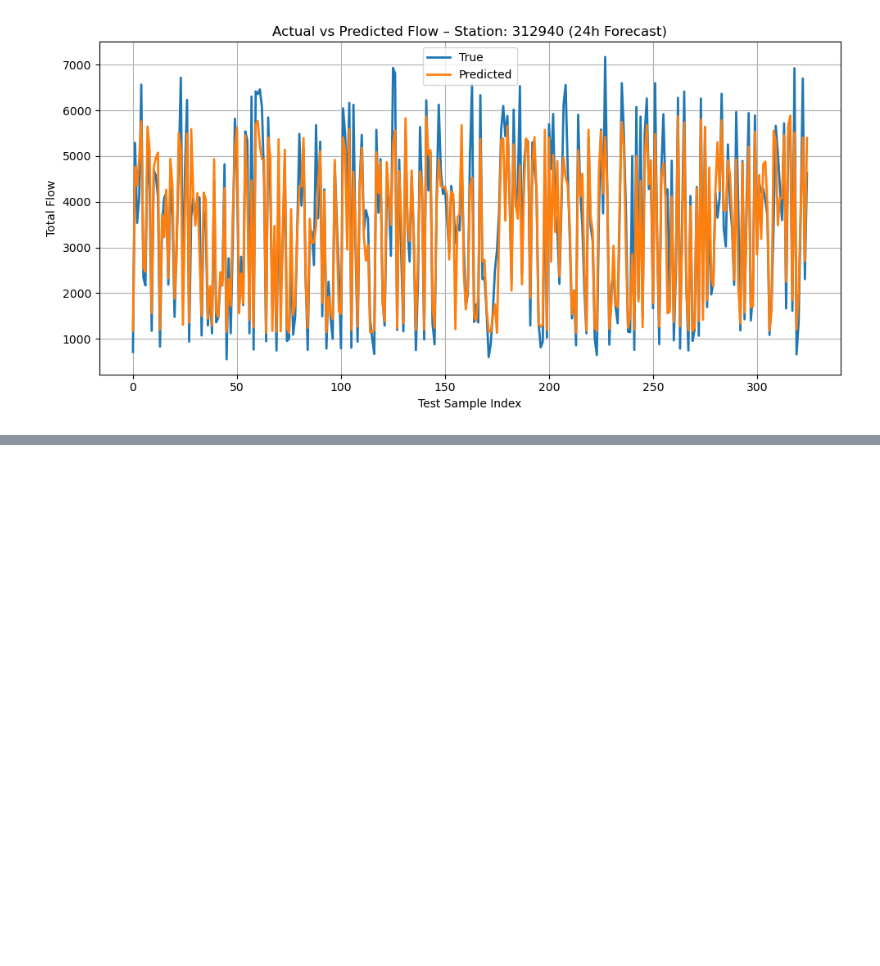
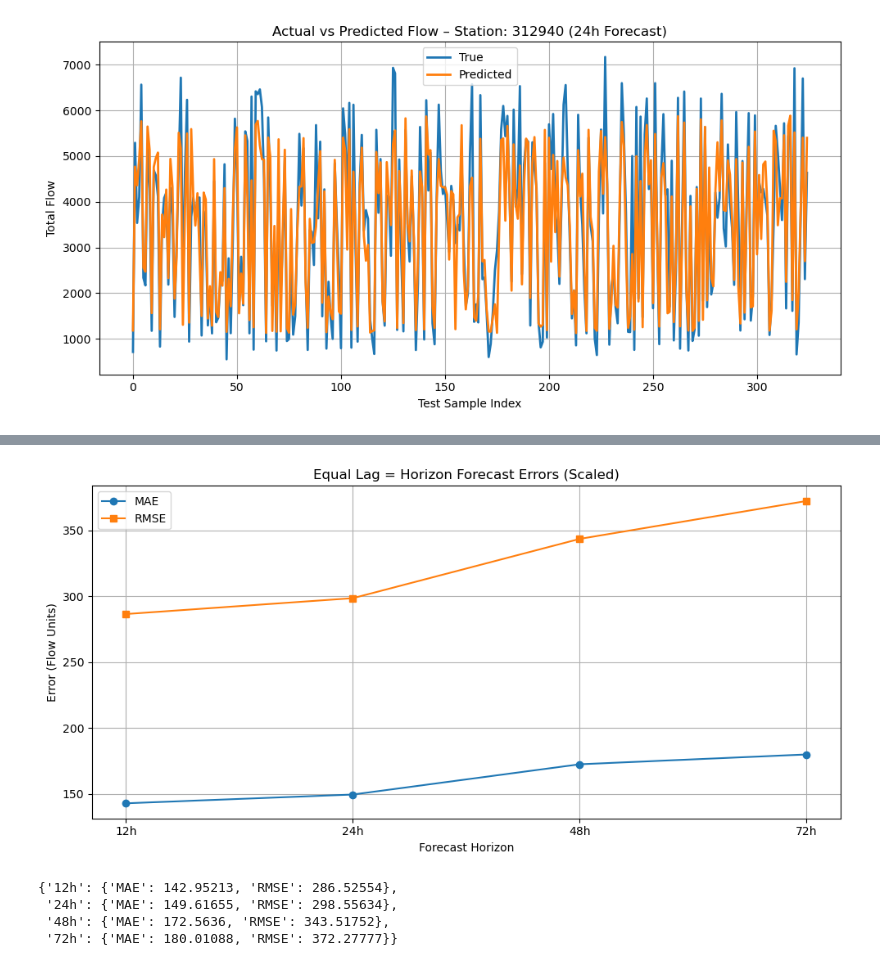
Before and after one commit to RichelCode/EV-Charging-Analysis, a Jupyter notebook: CNN_GRU_LSTM.ipynb, the cells around one changed output, grey strips where cells are left out. Cells and saved outputs as stored; diff of their text form; code cells hidden in the pictures; blank space fills up the shorter version.

```diff
--- a/CNN_GRU_LSTM.ipynb
+++ b/CNN_GRU_LSTM.ipynb
@@ -717,0 +736,27 @@ plt.show()
+# %%
+from sklearn.preprocessing import MinMaxScaler
+
+scalers = {}
+datasets_equal_scaled = {}
+
+for horizon, (lag, horizon_val) in horizon_configs_equal.items():
+    print(f"Generating for {horizon}...")
+
+    # Generate raw X and Y
+    X, Y = generate_multistation_dataset(pivot_df.values, lag, horizon_val)
+
+    # Reshape X to 2D for scaling: [samples * timesteps, features]
+    n_samples, seq_len, n_features = X.shape
+    X_reshaped = X.reshape(-1, n_features)
+
+    # Fit and transform X
+    X_scaler = MinMaxScaler()
+    X_scaled = X_scaler.fit_transform(X_reshaped).reshape(n_samples, seq_len, n_features)
+
+    # Fit and transform Y
+    Y_scaler = MinMaxScaler()
+    Y_scaled = Y_scaler.fit_transform(Y)
+
+    # Save for reuse later
+    datasets_equal_scaled[horizon] = (X_scaled, Y_scaled)
+    scalers[horizon] = {"X_scaler": X_scaler, "Y_scaler": Y_scaler}
@@ -717,0 +833,26 @@ plt.show()
+# %%
+# Plot new results
+horizons = ["12h", "24h", "48h", "72h"]
+mae_equal = [results_equal[h]["MAE"] for h in horizons]
+rmse_equal = [results_equal[h]["RMSE"] for h in horizons]
+
+plt.figure(figsize=(10, 5))
+plt.plot(horizons, mae_equal, label="MAE", marker='o')
+plt.plot(horizons, rmse_equal, label="RMSE", marker='s')
+plt.title("Equal Lag = Horizon Forecast Errors (Scaled)")
+plt.xlabel("Forecast Horizon")
+plt.ylabel("Error (Flow Units)")
+plt.grid(True)
+plt.legend()
+plt.tight_layout()
+plt.savefig("equal_lag_scaled_errors.png", dpi=300)
+plt.show()
+# %% [output]
+[figure, added]
+# %%
+results_equal
+# %% [output]
+{'12h': {'MAE': 142.95213, 'RMSE': 286.52554},
+ '24h': {'MAE': 149.61655, 'RMSE': 298.55634},
+ '48h': {'MAE': 172.5636, 'RMSE': 343.51752},
+ '72h': {'MAE': 180.01088, 'RMSE': 372.27777}}
```
Also changed, not shown: parts of 5 cells of this notebook.
